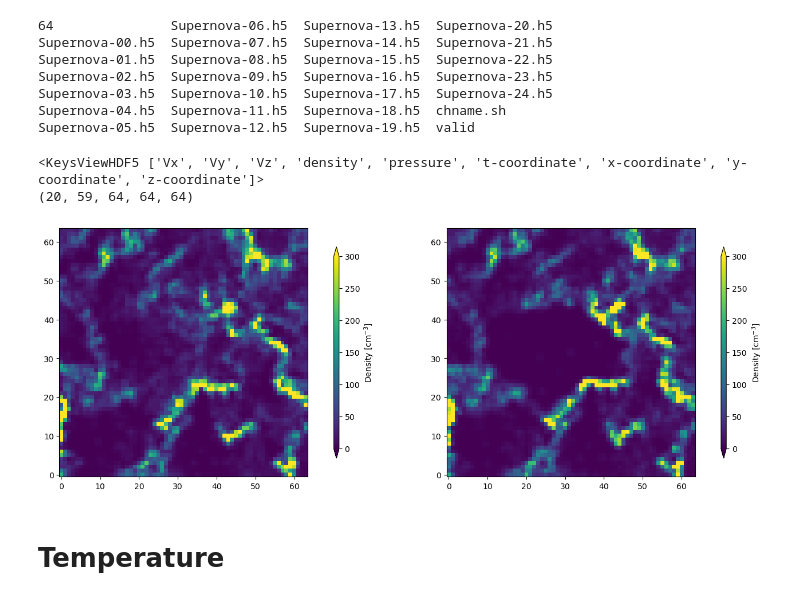
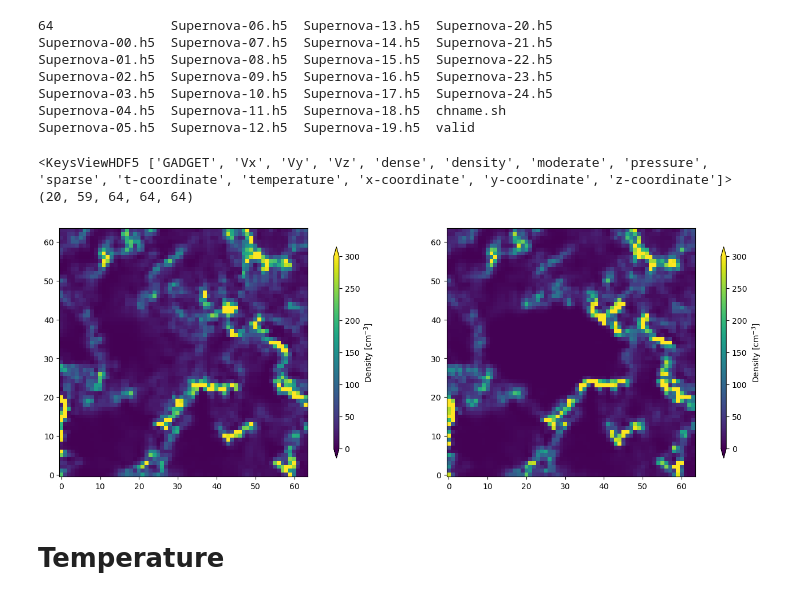
Before and after one commit to PolymathicAI/the_well, a Jupyter notebook: 3D/supernova_explosion/visualization_supernova_explosion.ipynb, the cells around one changed output. Drawn from its saved outputs; the diff is of its cells as text; code cells hidden in the pictures.

```diff
--- a/3D/supernova_explosion/visualization_supernova_explosion.ipynb
+++ b/3D/supernova_explosion/visualization_supernova_explosion.ipynb
@@ -46,32 +46,32 @@ Supernova-03.h5  Supernova-10.h5  Supernova-17.h5  Supernova-24.h5
 Supernova-04.h5  Supernova-11.h5  Supernova-18.h5  chname.sh
 Supernova-05.h5  Supernova-12.h5  Supernova-19.h5  valid
 # %%
-path_to_data='/mnt/home/khirashima/ceph/MPPX/SNsims/1Msun/'
-h5_path = path_to_data+'Supernova-02.h5'
+path_to_data= 'data/1Msun/' #'/mnt/home/khirashima/ceph/MPPX/SNsims/1Msun/'
+h5_path = path_to_data+'Supernova.02.h5'
 infh = h5py.File(h5_path, 'r')
 print(infh.keys())
 print(infh['density'].shape)
 
 fig = plt.figure(figsize=(16, 8.0))
 
 ax = plt.subplot(1, 2, 1)
 
 
 plt.imshow(u_dens*infh['density'][10,0,:,:,32].T, vmin=0, vmax=300, origin='lower')
 plt.colorbar(aspect=40, pad=0.08, shrink=0.6,
               extend='both', label=r'Density [$\rm cm^{-3}$]')
 
 ax=plt.subplot(1, 2, 2)
 plt.imshow(u_dens*infh['density'][10,35,:,:,32].T, vmin=0, vmax=300, origin='lower')
 plt.colorbar(aspect=40, pad=0.08, shrink=0.6,
               extend='both', label=r'Density [$\rm cm^{-3}$]')
 plt.show()
 
 infh.close()
 # %% [output]
-<KeysViewHDF5 ['Vx', 'Vy', 'Vz', 'density', 'pressure', 't-coordinate', 'x-coordinate', 'y-coordinate', 'z-coordinate']>
+<KeysViewHDF5 ['GADGET', 'Vx', 'Vy', 'Vz', 'dense', 'density', 'moderate', 'pressure', 'sparse', 't-coordinate', 'temperature', 'x-coordinate', 'y-coordinate', 'z-coordinate']>
 (20, 59, 64, 64, 64)
-[figure, old version]
+[figure, new version]
 # %% [markdown]
 # Temperature
 # %%
```
Also changed, not shown: 11 other files.
